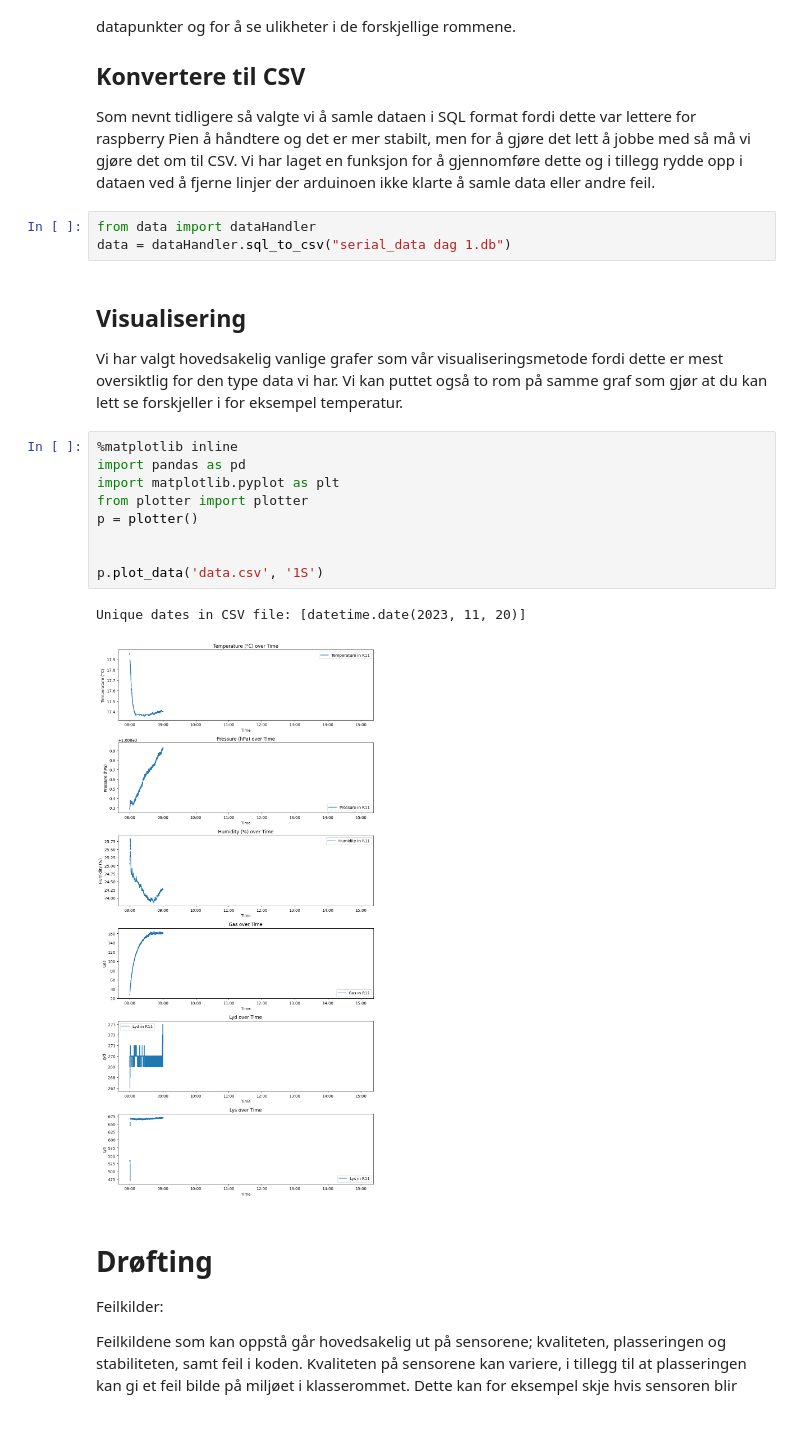
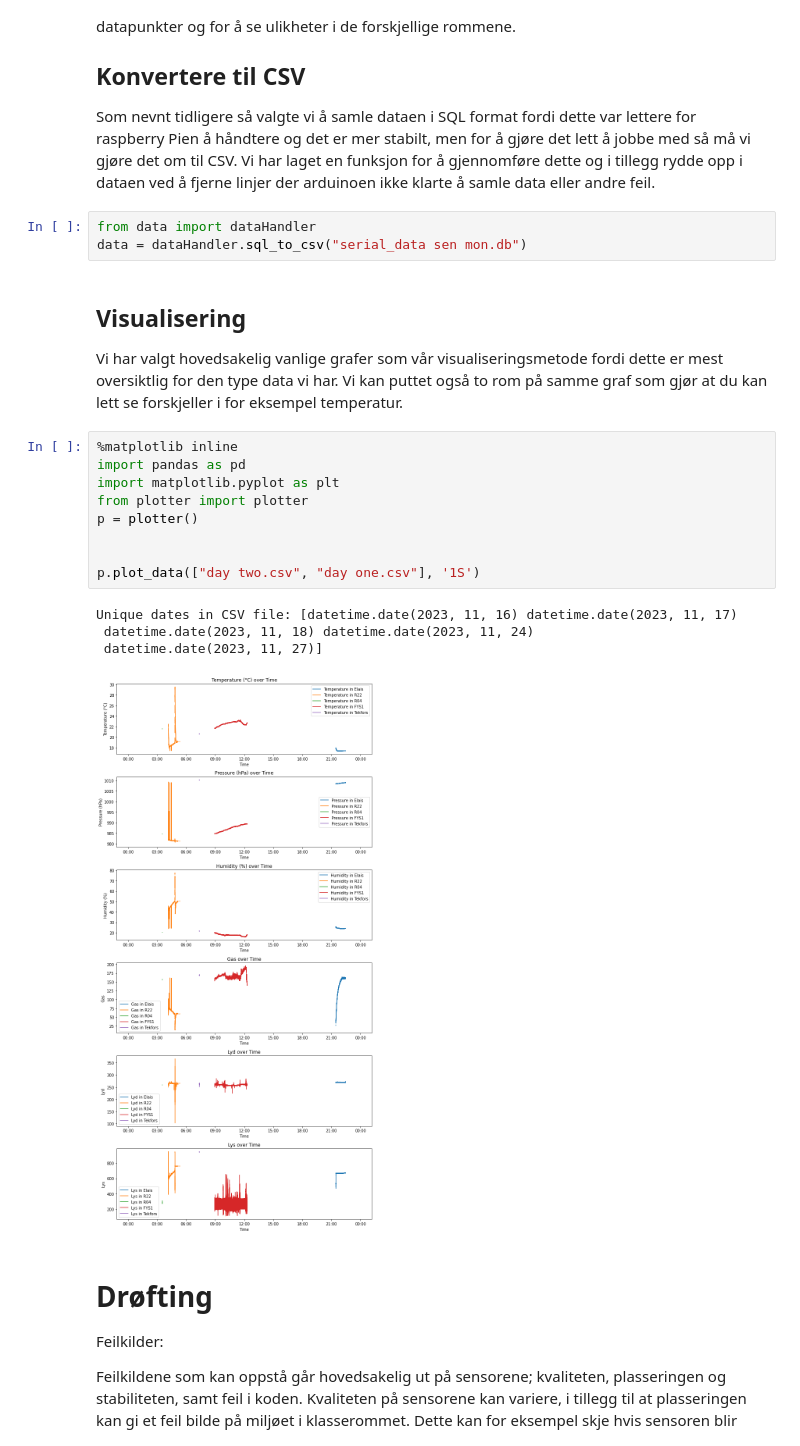
Before and after one commit to EliasTors/MegaTrond, a Jupyter notebook: rapport.ipynb, the cells around one changed output. Drawn from its saved outputs; the diff is of its cells as text.

```diff
--- a/rapport.ipynb
+++ b/rapport.ipynb
@@ -100,22 +100,24 @@ Vi fikk mange resultater i de forskjellige rommene og har valgt a visualisere de
 Som nevnt tidligere så valgte vi å samle dataen i SQL format fordi dette var lettere for raspberry Pien å håndtere og det er mer stabilt, men for å gjøre det lett å jobbe med så må vi gjøre det om til CSV. Vi har laget en funksjon for å gjennomføre dette og i tillegg rydde opp i dataen ved å fjerne linjer der arduinoen ikke klarte å samle data eller andre feil.
 # %%
 from data import dataHandler
-data = dataHandler.sql_to_csv("serial_data dag 1.db")
+data = dataHandler.sql_to_csv("serial_data sen mon.db")
 # %% [markdown]
 ## Visualisering
 Vi har valgt hovedsakelig vanlige grafer som vår visualiseringsmetode fordi dette er mest oversiktlig for den type data vi har. Vi kan puttet også to rom på samme graf som gjør at du kan lett se forskjeller i for eksempel temperatur.
 # %%
 %matplotlib inline
 import pandas as pd
 import matplotlib.pyplot as plt
 from plotter import plotter
 p = plotter()
 
 
-p.plot_data('data.csv', '1S')
+p.plot_data(["day two.csv", "day one.csv"], '1S')
 # %% [output]
-Unique dates in CSV file: [datetime.date(2023, 11, 20)]
+Unique dates in CSV file: [datetime.date(2023, 11, 16) datetime.date(2023, 11, 17)
+ datetime.date(2023, 11, 18) datetime.date(2023, 11, 24)
+ datetime.date(2023, 11, 27)]
-[figure, old version]
+[figure, new version]
 # %% [markdown]
 # Drøfting
 Feilkilder:
```
Also changed, not shown: 1 other file.
